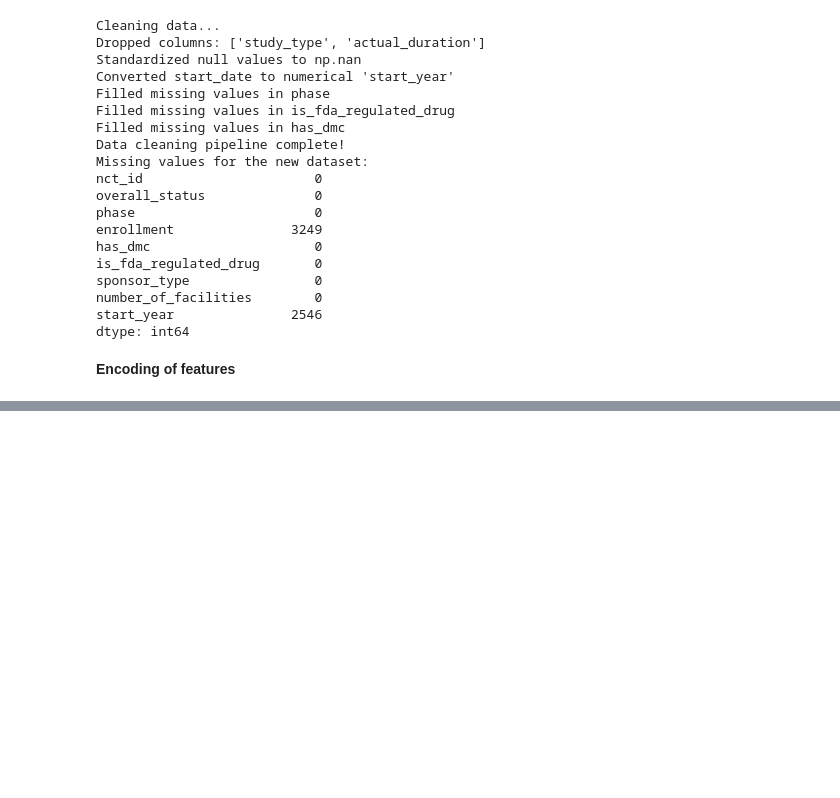
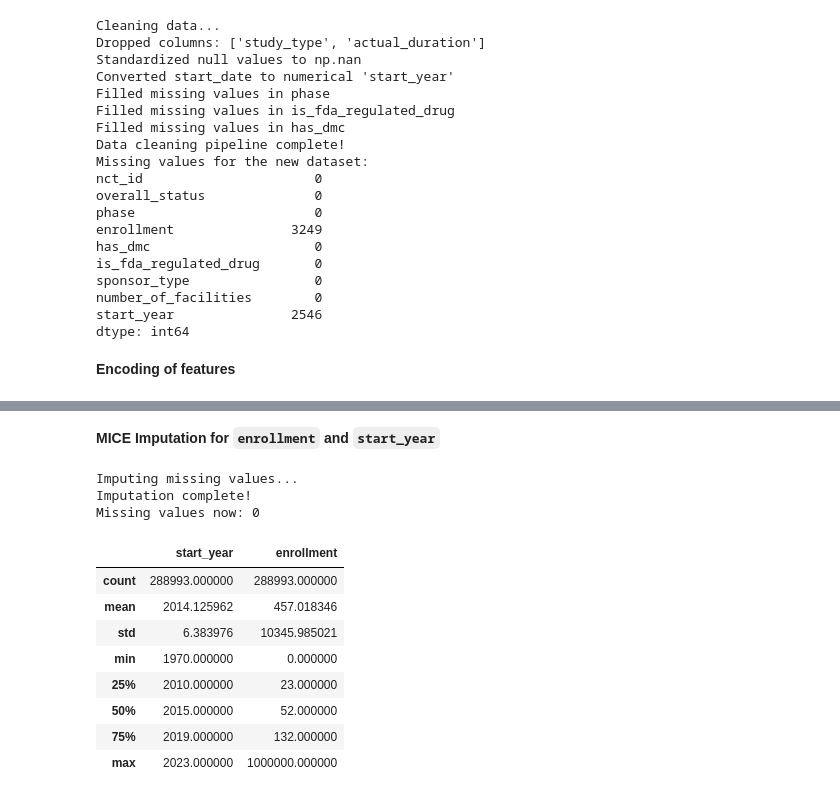
Before and after one commit to mathiaswela/clinical-trial-prediction, a Jupyter notebook: notebooks/01_eda_initial_exploration.ipynb, the cells around one changed output, grey strips where cells are left out. Cells and saved outputs as stored; diff of their text form; code cells hidden in the pictures; blank space fills up the shorter version.

```diff
--- a/notebooks/01_eda_initial_exploration.ipynb
+++ b/notebooks/01_eda_initial_exploration.ipynb
@@ -285,0 +324,46 @@ dtype: int64
+# %% [markdown]
+**MICE Imputation for `enrollment` and `start_year`**
+# %%
+from sklearn.experimental import enable_iterative_imputer
+from sklearn.impute import IterativeImputer
+
+print("Imputing missing values...")
+
+# Exclude nct_id
+# Exclude target to avoid data leakage
+cols_to_exclude = ['nct_id', 'target']
+df_features = df_encoded.drop(columns=cols_to_exclude)
+
+# Impute
+imputer = IterativeImputer(random_state=42, max_iter=10)
+imputed_data = imputer.fit_transform(df_features)
+
+# Recreate DataFrame with filled values
+df_final = pd.DataFrame(imputed_data, columns=df_features.columns, index=df_features.index)
+df_final['nct_id'] = df_encoded['nct_id']
+df_final['target'] = df_encoded['target']
+
+# To avoid decimal points for integer columns
+df_final['enrollment'] = np.round(df_final['enrollment'])
+df_final['start_year'] = np.round(df_final['start_year'])
+
+# Guardrails for MICE imputations on start_year
+df_final['enrollment'] = np.clip(df_final['enrollment'], 0, 1000000)
+df_final['start_year'] = np.clip(df_final['start_year'], 1970, 2023)
+
+print("Imputation complete!")
+print(f"Missing values now: {df_final.isnull().sum().sum()}")
+display(df_final[['start_year', 'enrollment']].describe())
+# %% [output]
+Imputing missing values...
+Imputation complete!
+Missing values now: 0
+|  | start_year | enrollment |
+| count | 288993.000000 | 288993.000000 |
+| mean | 2014.125962 | 457.018346 |
+| std | 6.383976 | 10345.985021 |
+| min | 1970.000000 | 0.000000 |
+| 25% | 2010.000000 | 23.000000 |
+| 50% | 2015.000000 | 52.000000 |
+| 75% | 2019.000000 | 132.000000 |
+| max | 2023.000000 | 1000000.000000 |
```
Also changed, not shown: parts of 3 cells of this notebook, 1 other file.
